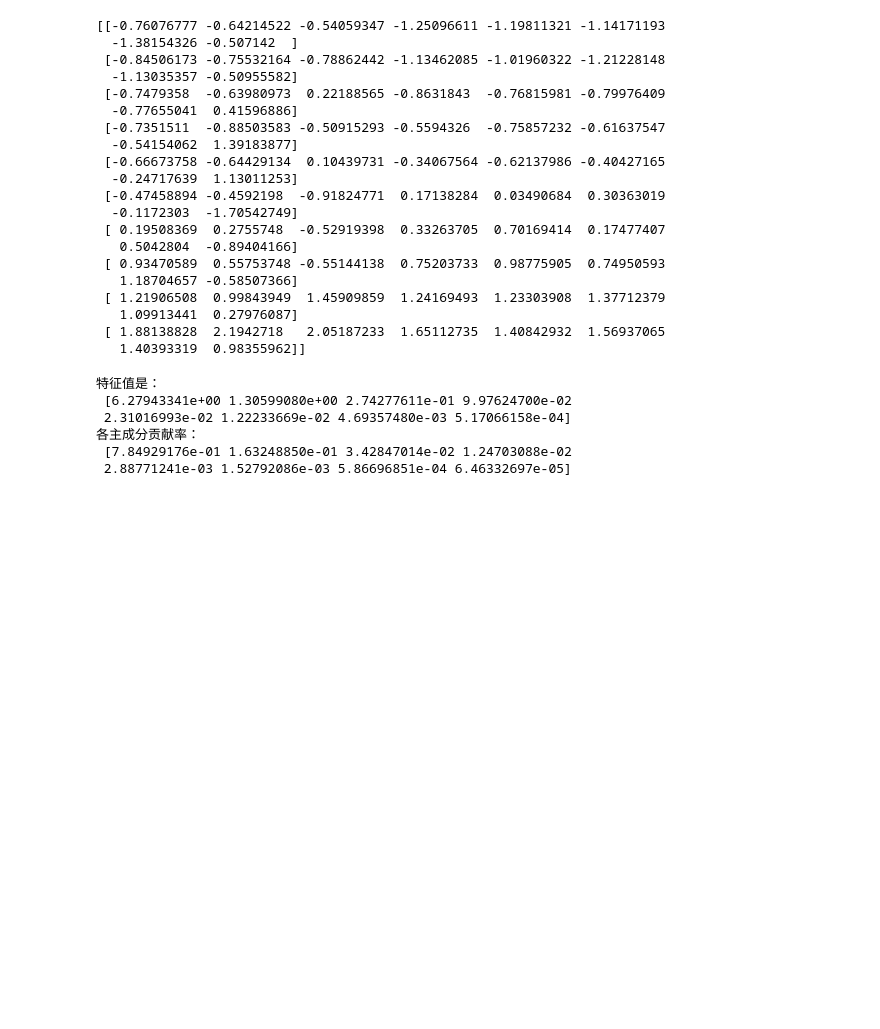
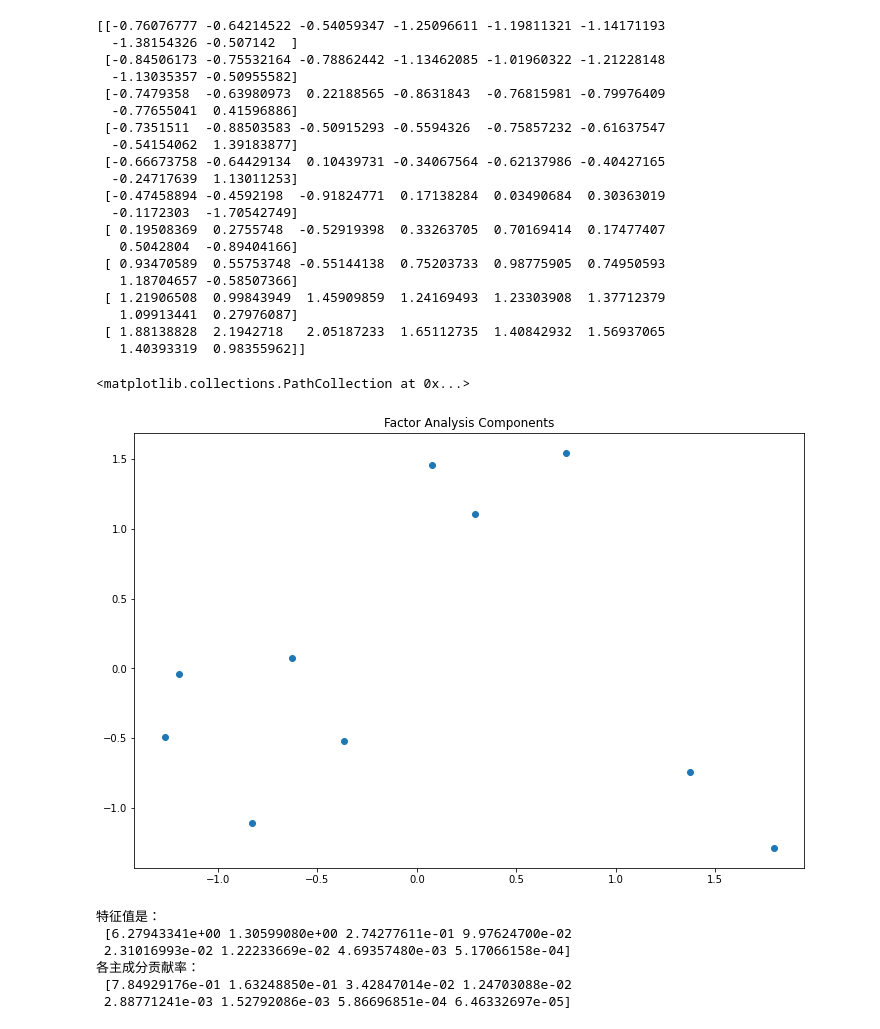
Before and after one commit to XuRui314/MathematicalModeling, a Jupyter notebook: Multivariate_Analysis.ipynb, the cells around one changed output. Drawn from its saved outputs; the diff is of its cells as text; code cells hidden in the pictures; blank space fills up the shorter version.

```diff
--- a/Multivariate_Analysis.ipynb
+++ b/Multivariate_Analysis.ipynb
@@ -90,6 +452,16 @@ print(norm)
    1.09913441  0.27976087]
  [ 1.88138828  2.1942718   2.05187233  1.65112735  1.40842932  1.56937065
    1.40393319  0.98355962]]
+# %%
+FA = FactorAnalysis(n_components = 2).fit_transform(norm) # df本身还包括个label的列
+%matplotlib inline
+import matplotlib.pyplot as plt
+plt.figure(figsize=(12,8))
+plt.title('Factor Analysis Components')
+plt.scatter(FA[:,0], FA[:,1])
+# %% [output]
+<matplotlib.collections.PathCollection at 0x...>
+[figure, added]
 # %%
 model = PCA().fit(norm) # 构造并拟合模型
 print('特征值是：\n', model.explained_variance_)
```
Also changed, not shown: parts of 79 cells of this notebook.
